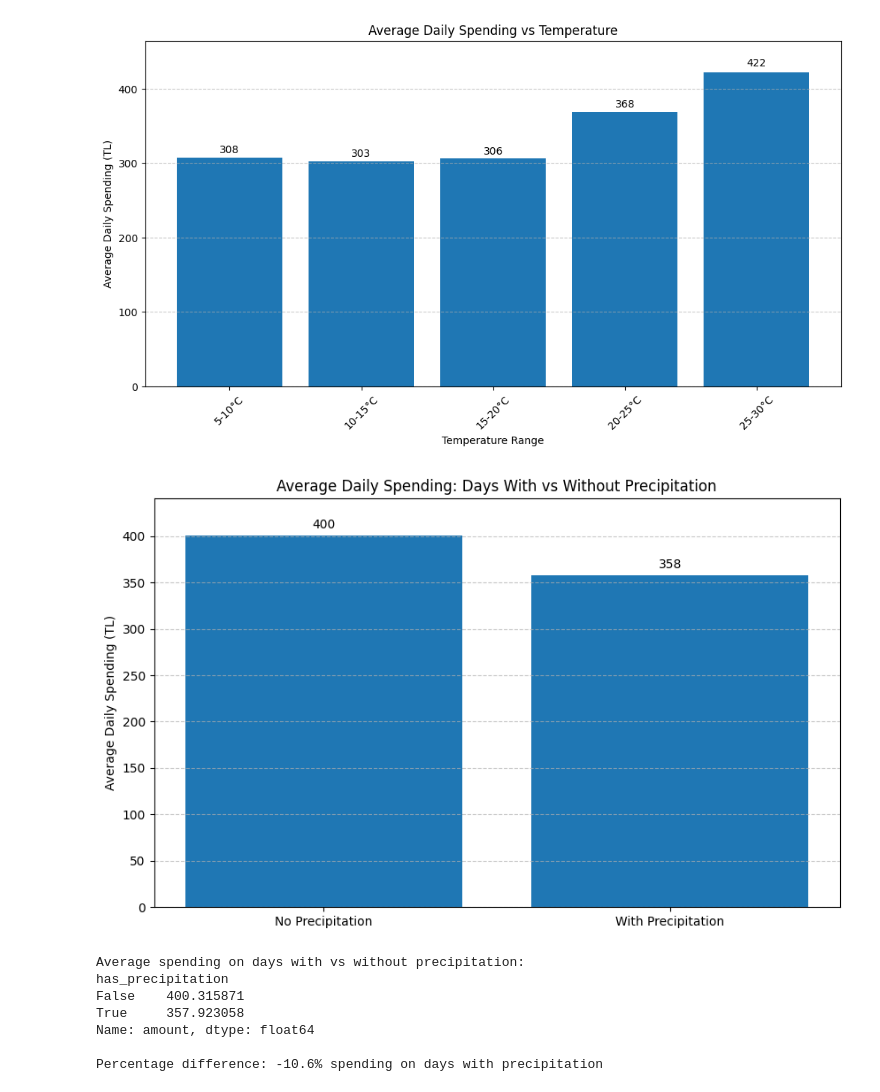
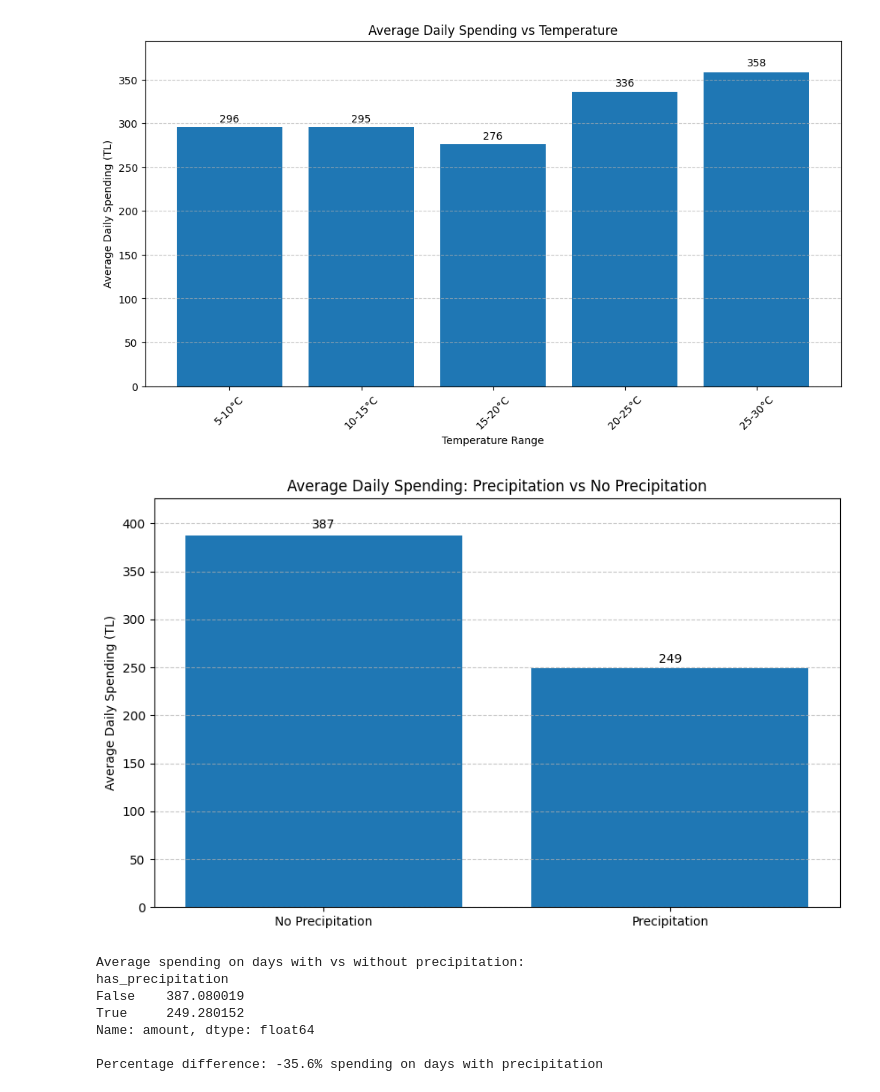
Before and after one commit to Emre-KMZ/dsa210-term-project, a Jupyter notebook: Analysis.ipynb, the cells around one changed output. Drawn from its saved outputs; the diff is of its cells as text; code cells hidden in the pictures.

```diff
--- a/Analysis.ipynb
+++ b/Analysis.ipynb
@@ -27,17 +19,14 @@ top_spending = spending_data[['description', 'amount']].sort_values('amount', as
 print(top_spending.head(10))
 
 
-# empty dataframe to store the new spending data
-new_spending_data = pd.DataFrame()
+# # Filter the data, remove the data including "V.D." (taxes), "APPLE" (outlier, phone purchase)
+# for index, row in spending_data.iterrows():
+#     if not ("V.D." in row['description'] or "APPLE" in row['description'] or "AJET" in row['description'] or "Spotify" in row['description']):
 
-# Filter the data, remove the data including "V.D." (taxes), "APPLE" (outlier, phone purchase)
-for index, row in spending_data.iterrows():
-    if not ("V.D." in row['description'] or "APPLE" in row['description'] or "AJET" in row['description'] or "Spotify" in row['description']):
-        # dataframe has no attribute append, so use concat
-        new_spending_data = pd.concat([new_spending_data, row.to_frame().T], ignore_index=True)
-
-# save the data back to csv
-new_spending_data.to_csv("data/yapikredi_formatted/yapikredi_spending_data.csv", index=False)
+spending_data = spending_data[~spending_data['description'].str.contains("V.D.")]
+spending_data = spending_data[~spending_data['description'].str.contains("APPLE")]
+spending_data = spending_data[~spending_data['description'].str.contains("AJET")]
+spending_data = spending_data[~spending_data['description'].str.contains("Spotify")]
 # %%
 # outlier analysis
 
@@ -96,8 +109,4 @@ spending_data.to_csv("data/yapikredi_formatted/yapikredi_spending_data.csv", ind
 # %%
-
-merged_data['temp_bin'] = pd.cut(merged_data['temp_mean'],
-                                bins=range(5, 35, 5),  # Creates bins: 5-10, 10-15, ..., 30-35
-                                labels=[f'{i}-{i+5}°C' for i in range(5, 30, 5)])
 
 # avg spending per temperature bin
 temp_spending = merged_data.groupby('temp_bin')['amount'].mean().reset_index()
@@ -120,60 +129,47 @@ plt.margins(y=0.1)  # Add 10% padding to the top
 
 plt.show()
 # %% [output]
-[figure, old version]
+[figure, new version]
 # %%
-spending_data = pd.read_csv("data/yapikredi_formatted/yapikredi_spending_data.csv")
-weather_data = json.load(open("data/weather_data.json"))
-
-daily_spending = spending_data.groupby('date')['amount'].sum().reset_index()
-
-temp_data = pd.DataFrame({
-    'date': weather_data['daily']['time'],
-    'temp_mean': weather_data['daily']['temperature_2m_mean'],
-    'rain_sum': weather_data['daily']['rain_sum'],
-    'snow_sum': weather_data['daily']['snowfall_sum']
-})
-
-# Merge spending and temperature data
-merged_data = pd.merge(daily_spending, temp_data, on='date')
-
-
-
-merged_data['has_precipitation'] = (merged_data['rain_sum'] > 0) | (merged_data['snow_sum'] > 0)
-
 # calculate average spending for days with and without precipitation
 precipitation_spending = merged_data.groupby('has_precipitation')['amount'].mean()
 
 # plot
 plt.figure(figsize=(10, 6))
-bars = plt.bar(['No Precipitation', 'With Precipitation'], precipitation_spending)
-plt.title('Average Daily Spending: Days With vs Without Precipitation')
+bars = plt.bar(['No Precipitation', 'Precipitation'],
+               [precipitation_spending[False], precipitation_spending[True]])
+
+plt.title('Average Daily Spending: Precipitation vs No Precipitation')
 plt.ylabel('Average Daily Spending (TL)')
-plt.grid(axis='y', linestyle='--', alpha=0.7)
 
-# Adjust label position by increasing the vertical offset
+# Add value labels on top of bars
 for bar in bars:
     height = bar.get_height()
-    plt.text(bar.get_x() + bar.get_width()/2., height * 1.02,  # Changed from height + 50 to height * 1.02
+    plt.text(bar.get_x() + bar.get_width()/2., height*1.02,
              f'{height:.0f}',
              ha='center')
 
-# Add some padding to the top of the plot to ensure labels are visible
-plt.margins(y=0.1)  # Add 10% padding to the top
+# Add grid lines
+plt.grid(axis='y', linestyle='--', alpha=0.7)
+
+# Add some padding to the top
+plt.margins(y=0.1)
+
+
 
 plt.show()
 
 print("\nAverage spending on days with vs without precipitation:")
 print(precipitation_spending)
 
 pct_difference = ((precipitation_spending[True] - precipitation_spending[False]) / precipitation_spending[False]) * 100
 print(f"\nPercentage difference: {pct_difference:.1f}% spending on days with precipitation")
 # %% [output]
-[figure, old version]
+[figure, new version]
 Average spending on days with vs without precipitation:
 has_precipitation
-False    400.315871
-True     357.923058
+False    387.080019
+True     249.280152
 Name: amount, dtype: float64
 
-Percentage difference: -10.6% spending on days with precipitation
+Percentage difference: -35.6% spending on days with precipitation
```
Also changed, not shown: parts of 5 cells of this notebook.
